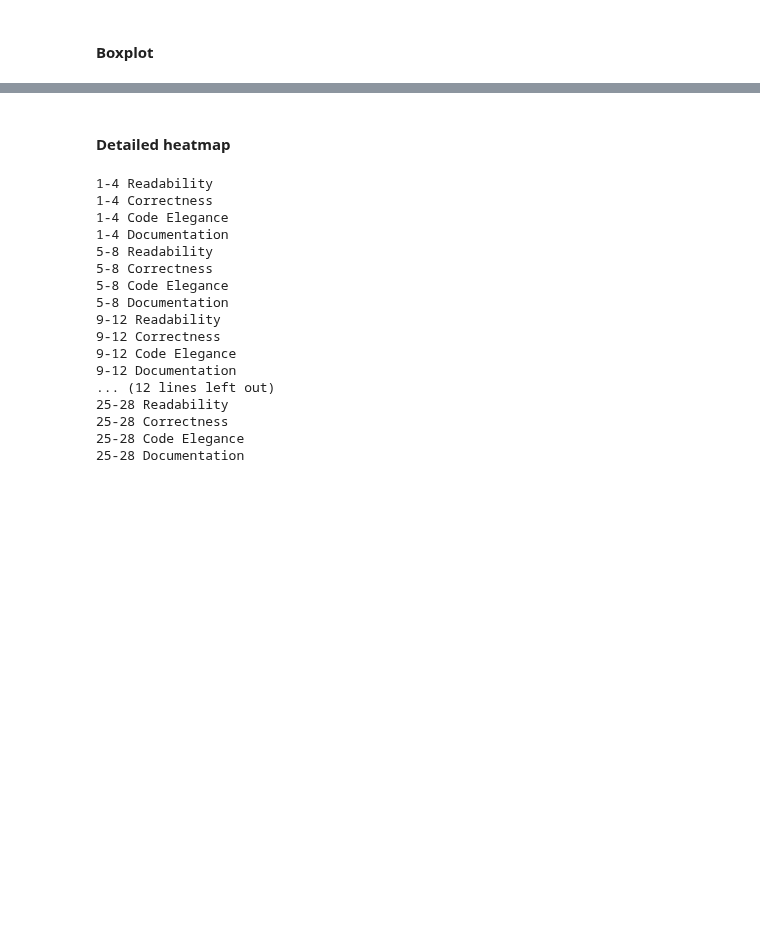
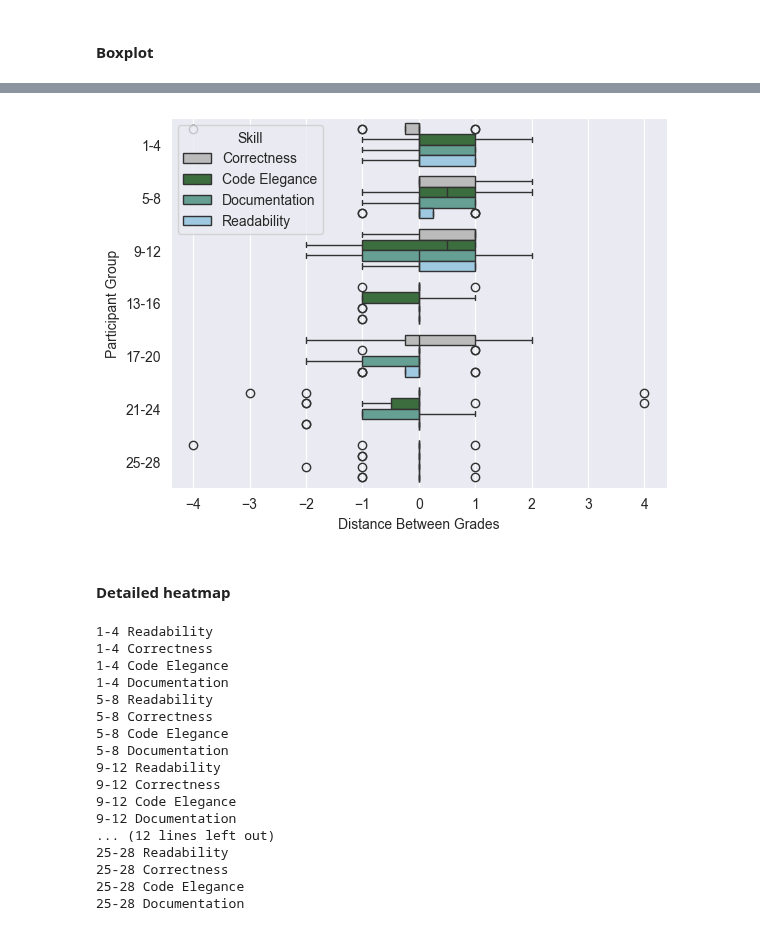
Before and after one commit to m-messer/Consistency_In_Grading_Analysis, a Jupyter notebook: grades_analysis.ipynb, the cells around one changed output, grey strips where cells are left out. Drawn from its saved outputs; the diff is of its cells as text; code cells hidden in the pictures; blank space fills up the shorter version.

```diff
--- a/grades_analysis.ipynb
+++ b/grades_analysis.ipynb
@@ -517,3 +455,11 @@ g.get_figure().savefig('plots/fine_grade_distance.pdf', bbox_inches='tight')
+# %%
+coarse_dist_df = get_distance_df(grade_df, 'primary_grade').sort_values(by='group')
+g = sns.boxplot(coarse_dist_df, y='group', x='distance', hue='skill', palette=color_palette)
+g.set(xlabel='Distance Between Grades', ylabel='Participant Group')
+g.legend(title='Skill')
+g.get_figure().savefig('plots/coarse_grade_distance.pdf', bbox_inches='tight')
+# %% [output]
+[figure, added]
 # %% [markdown]
 #### Detailed heatmap
 # %%
```
Also changed, not shown: parts of 10 cells of this notebook.
